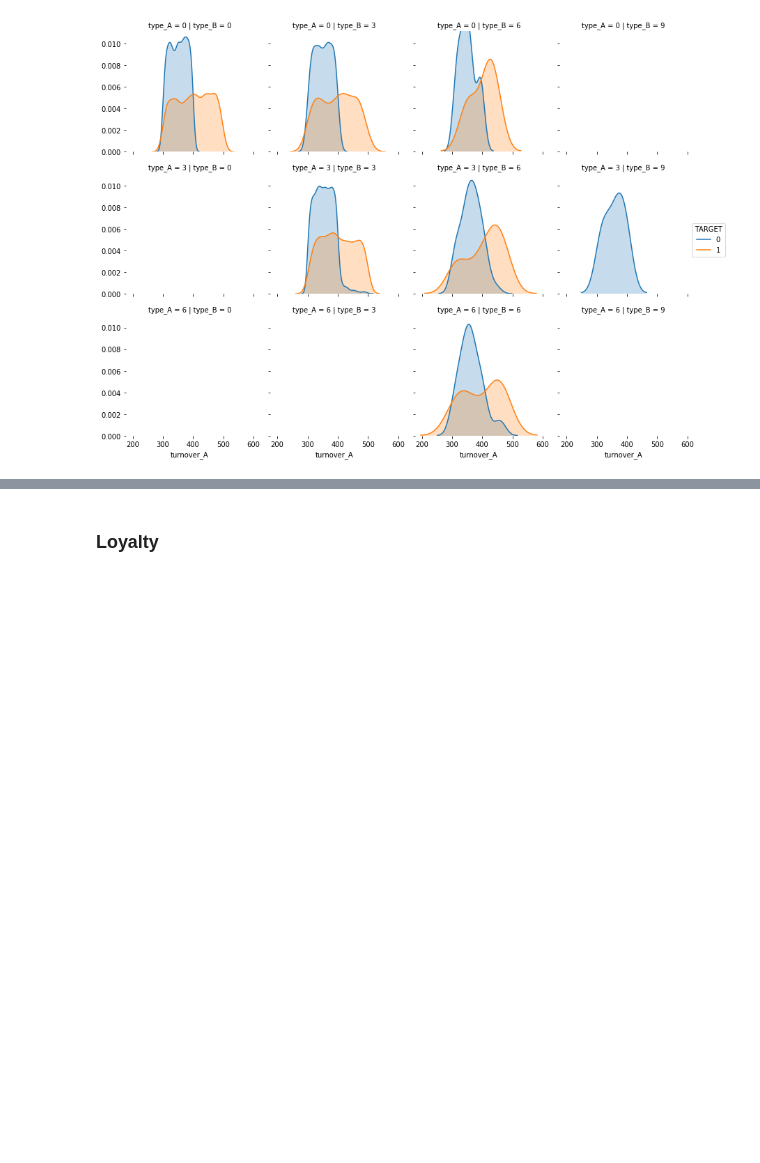
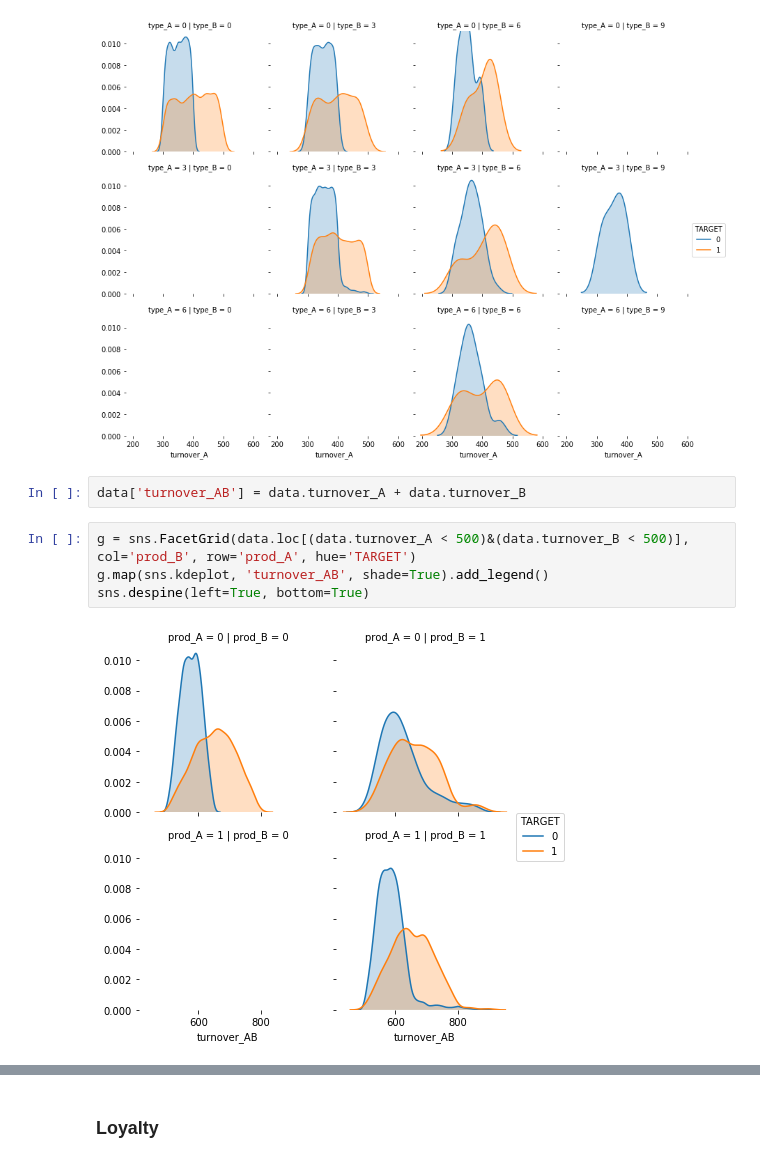
Before and after one commit to cnoza/DataAnalysis, a Jupyter notebook: _Projects/Insurance/Insurance.ipynb, the cells around one changed output, grey strips where cells are left out. Cells and saved outputs as stored; diff of their text form; blank space fills up the shorter version.

```diff
--- a/_Projects/Insurance/Insurance.ipynb
+++ b/_Projects/Insurance/Insurance.ipynb
@@ -484,3 +483,11 @@ g.map(sns.kdeplot, 'turnover_A', shade=True).add_legend()
 sns.despine(left=True, bottom=True)
 # %% [output]
 [figure]
+# %%
+data['turnover_AB'] = data.turnover_A + data.turnover_B
+# %%
+g = sns.FacetGrid(data.loc[(data.turnover_A < 500)&(data.turnover_B < 500)], col='prod_B', row='prod_A', hue='TARGET')
+g.map(sns.kdeplot, 'turnover_AB', shade=True).add_legend()
+sns.despine(left=True, bottom=True)
+# %% [output]
+[figure, added]
```
Also changed, not shown: parts of 31 cells of this notebook, 1 other file.
